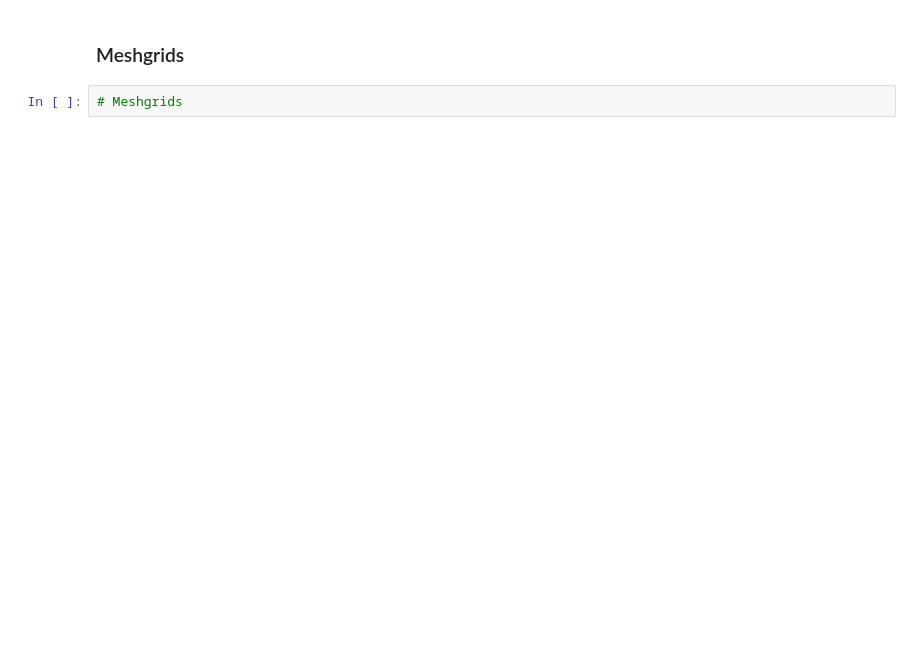
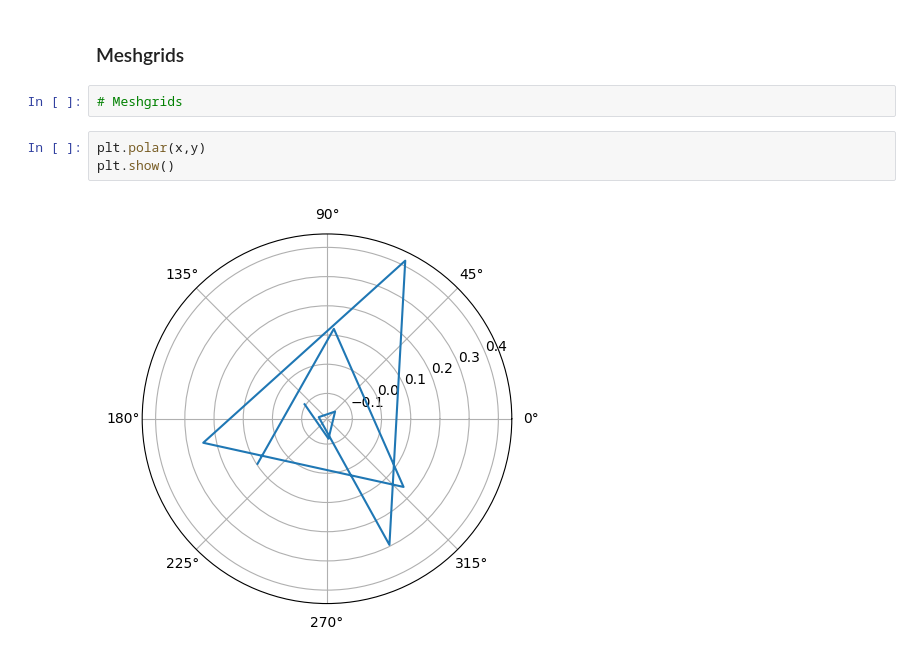
Before and after one commit to tejas05in/python_ml_ds, a Jupyter notebook: Python_fundamentals_16_numpy_advanced.ipynb, the cells around one changed output. Saved outputs shown, nothing was run; the diff lists cells and outputs as text; blank space fills up the shorter version.

```diff
--- a/Python_fundamentals_16_numpy_advanced.ipynb
+++ b/Python_fundamentals_16_numpy_advanced.ipynb
@@ -384,3 +437,8 @@ plt.plot(x,y)
 ### Meshgrids
 # %%
 # Meshgrids
+# %%
+plt.polar(x,y)
+plt.show()
+# %% [output]
+[figure, added]
```
Also changed, not shown: parts of 13 cells of this notebook, 1 other file.
